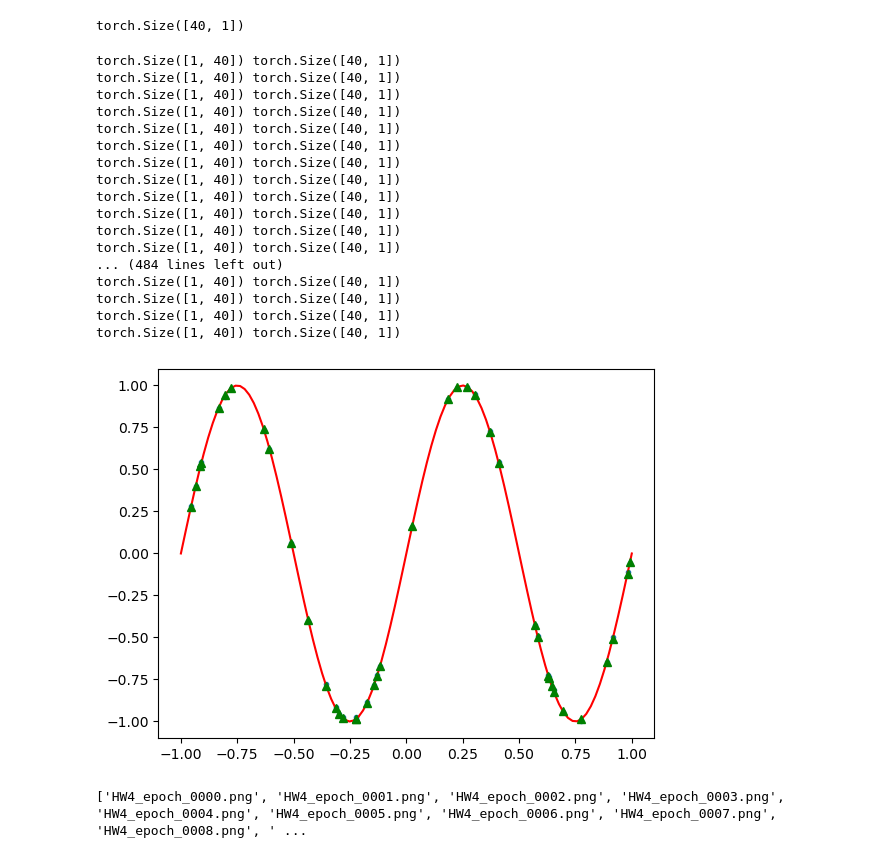
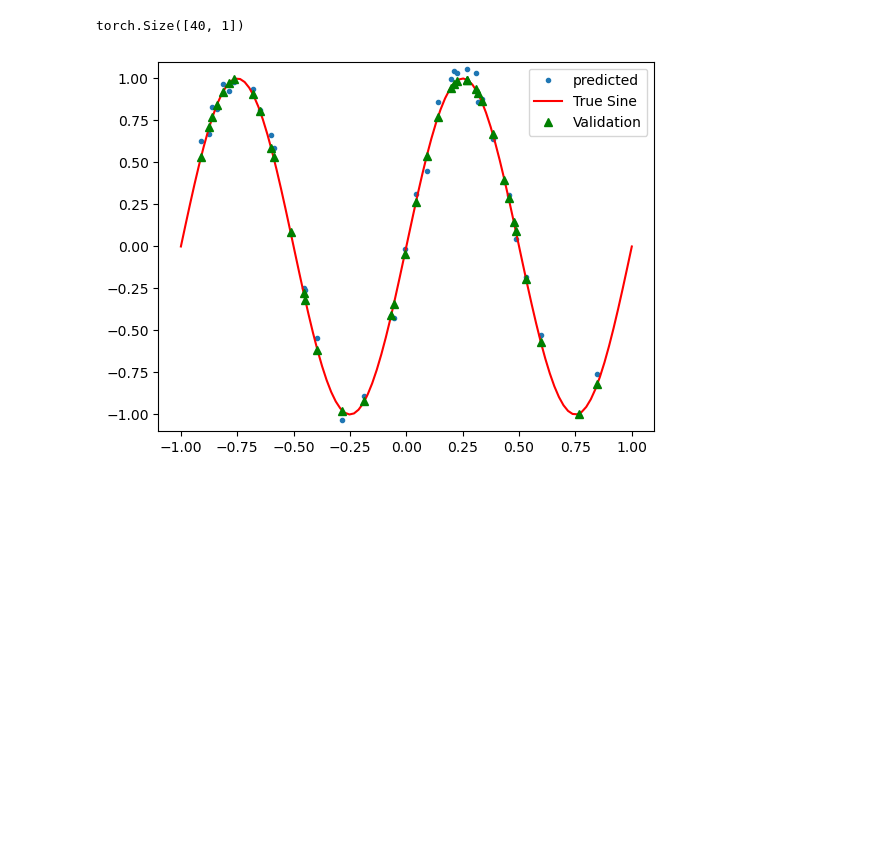
Before and after one commit to ssantellanes/CS607, a Jupyter notebook: Santellanes_Sean_HW4.ipynb, the cells around one changed output. Cells and saved outputs as stored; diff of their text form; code cells hidden in the pictures; blank space fills up the shorter version.

```diff
--- a/Santellanes_Sean_HW4.ipynb
+++ b/Santellanes_Sean_HW4.ipynb
@@ -5,10 +5,9 @@ import numpy as np
 import matplotlib.pyplot as plt
 
 M=40
-Epochs=100
 x = np.random.uniform(-1, 1, M)
 epsilon = 0.1*np.random.uniform(-1, 1, M)
-y = np.sin(2*np.pi*x) + 0.1*epsilon
+y = np.sin(2*np.pi*x) + epsilon
 plt.plot(x,y, '.')
 # regualar grid to actually plot sine function:
 xgrid = np.linspace(-1, 1, 100)
@@ -37,7 +36,7 @@ dC_db2 = np.zeros((50, 1))
 dC_db3 = np.zeros((1, 1))
 
 # define learning rate
-alpha = 0.002
+alpha = 0.045
 # %%
 def fnn(x,w1,w2,w3,b1,b2,b3,sigma):
     '''
@@ -185,79 +175,43 @@ torch.Size([40, 1])
 '''
 DL algorithm with the pytorch wrapper
 '''
-import os,shutil
-if os.path.exists(os.path.join(os.getcwd(),"_PNG_torch")):
-    shutil.rmtree("_PNG_torch")
-    os.mkdir("_PNG_torch")
-else:
-    os.mkdir("_PNG_torch")
 
 # training the model and plotting the loss.
 
 losses=[]
 
 
 EPOCHS=500
 
 for epoch in range(EPOCHS):
     #clear the gradients of the optimizer before running the back propagation
     optimizer.zero_grad()
     # get the model prediction through a forward pass
     pred_y=model(data_X.T)
-    print(pred_y.shape,data_Y.shape)
+    #print(pred_y.shape,data_Y.shape)
     # calculate the loss, using the model pred and ground obs
     loss=criterion(pred_y.T,data_Y)
     # Back propagation
     loss.backward()
 
     # update all trainable parameters
     optimizer.step()
 
     #Append the losses
     losses.append(loss.item())
     plt.clf()
     plt.plot(x,pred_y.detach().numpy()[0,:], '.',label="predicted")
 # regualar grid to actually plot sine function:
     xgrid = np.linspace(-1, 1, 100)
     ygrid = np.sin(2*np.pi*xgrid)
     plt.plot(xgrid, ygrid, 'r',label="True Sine")
     plt.plot(x, np.sin(2*np.pi*x), 'g^',label="Validation")
     plt.ylim([-1.1,1.1])
-
-    plt.savefig(f"_PNG_torch/HW4_epoch_{str(epoch).zfill(4)}.png")
+    plt.legend()
+    plt.show()
+    display.clear_output(wait = True) # To animate
 # %% [output]
-torch.Size([1, 40]) torch.Size([40, 1])
-torch.Size([1, 40]) torch.Size([40, 1])
-torch.Size([1, 40]) torch.Size([40, 1])
-torch.Size([1, 40]) torch.Size([40, 1])
-torch.Size([1, 40]) torch.Size([40, 1])
-torch.Size([1, 40]) torch.Size([40, 1])
-torch.Size([1, 40]) torch.Size([40, 1])
-torch.Size([1, 40]) torch.Size([40, 1])
-torch.Size([1, 40]) torch.Size([40, 1])
-torch.Size([1, 40]) torch.Size([40, 1])
-torch.Size([1, 40]) torch.Size([40, 1])
-torch.Size([1, 40]) torch.Size([40, 1])
-... (484 lines left out)
-torch.Size([1, 40]) torch.Size([40, 1])
-torch.Size([1, 40]) torch.Size([40, 1])
-torch.Size([1, 40]) torch.Size([40, 1])
-torch.Size([1, 40]) torch.Size([40, 1])
-[figure, old version]
+[figure, new version]
-# %%
-import imageio
-import os
-images=[]
-files=os.listdir("_PNG_torch")
-files.sort()
-files = [f for f in files if os.path.isfile(f"_PNG_torch/{f}")]
-print(files)
-for filename in files:
-
-    images.append(imageio.imread(f"_PNG_torch/{filename}"))
-imageio.mimsave("_GIFS/torch_sine.gif", images)
-# %% [output]
-['HW4_epoch_0000.png', 'HW4_epoch_0001.png', 'HW4_epoch_0002.png', 'HW4_epoch_0003.png', 'HW4_epoch_0004.png', 'HW4_epoch_0005.png', 'HW4_epoch_0006.png', 'HW4_epoch_0007.png', 'HW4_epoch_0008.png', ' ...
 # %%
 plt.plot(losses)
 plt.xlabel('Epoch')
```
Also changed, not shown: parts of 4 cells of this notebook.
